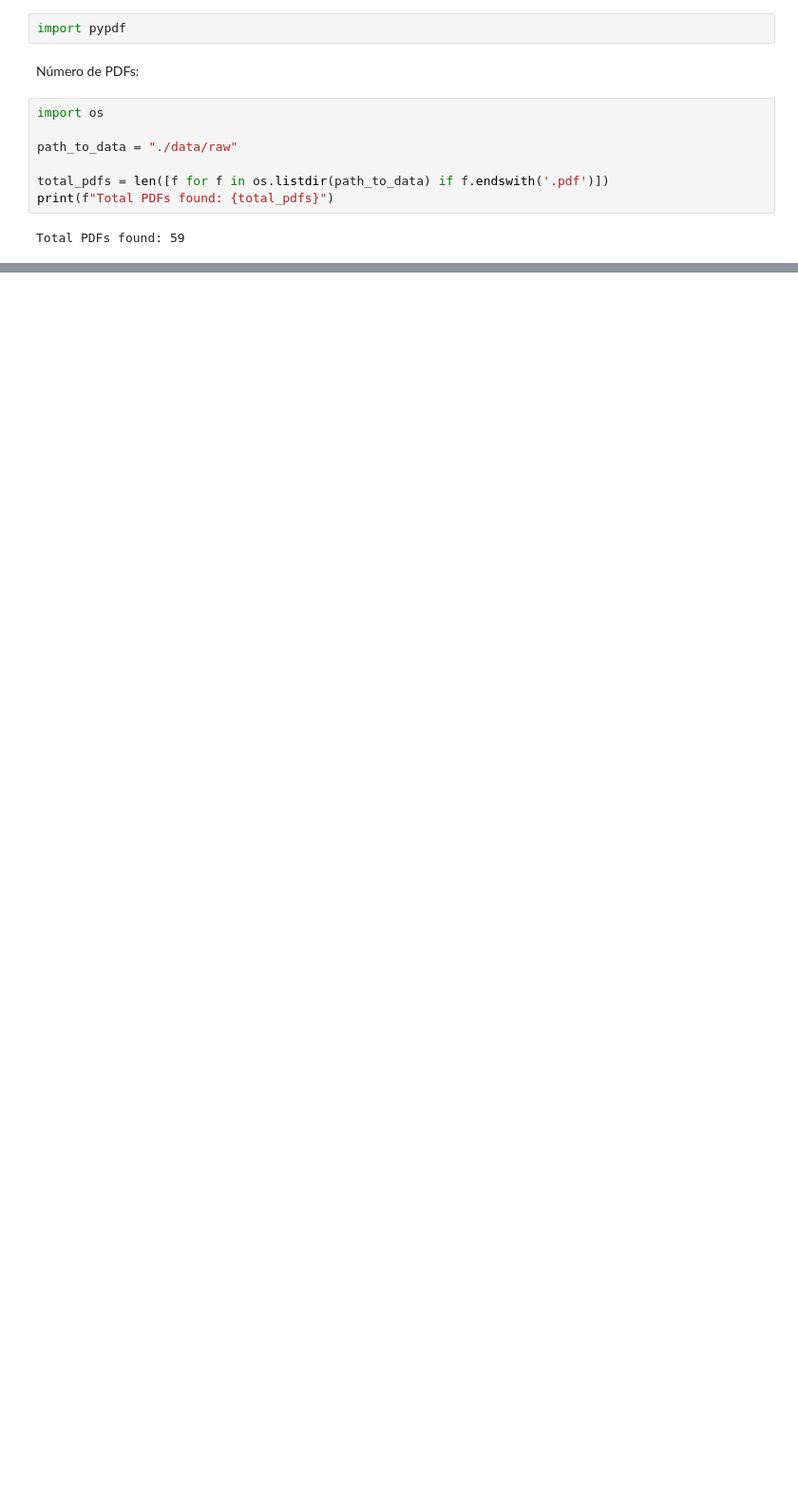
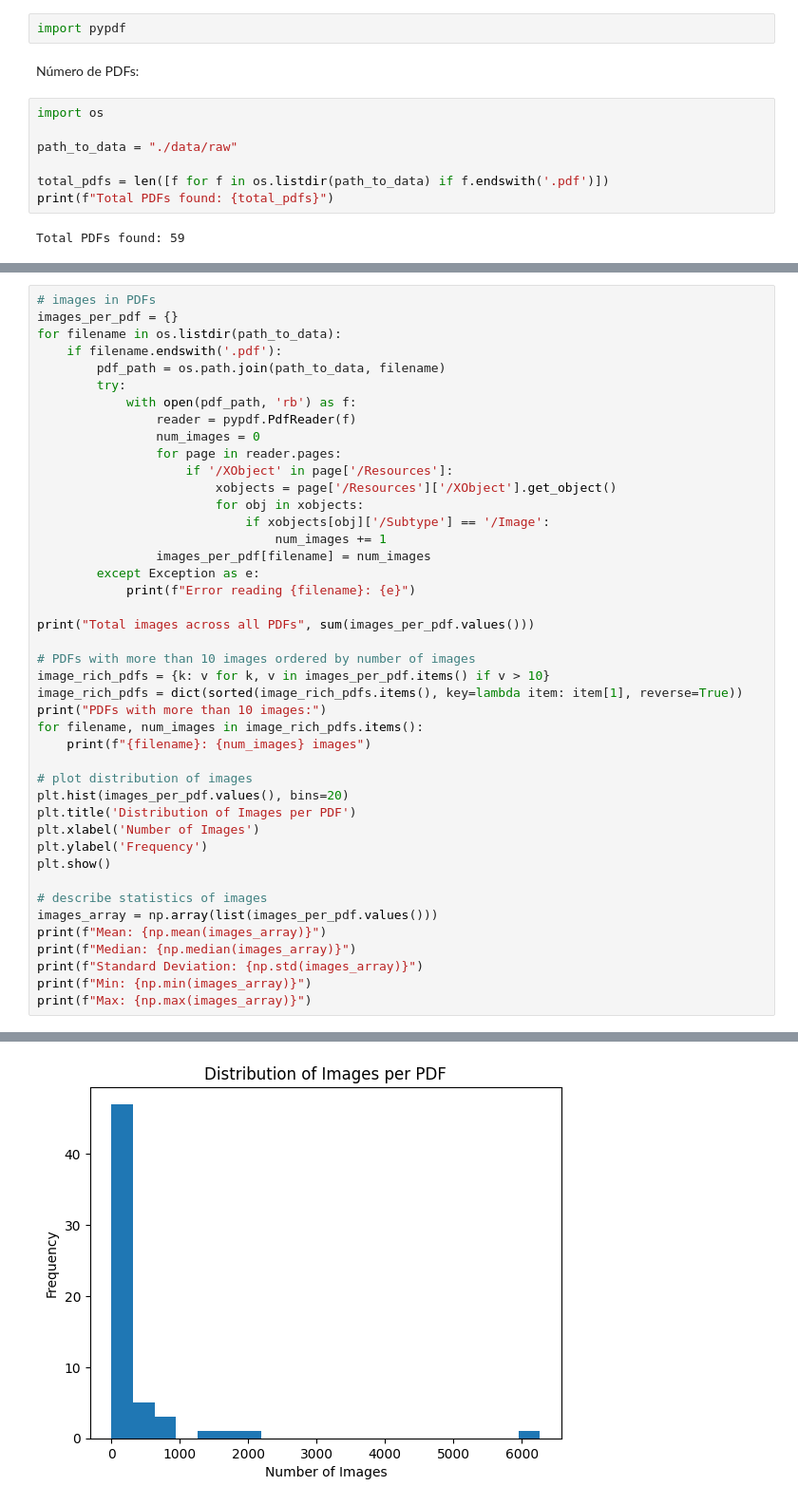
Before and after one commit to AingeruBeOr/legal-rag-comparison, a Jupyter notebook: eda.ipynb, the cells around one changed output, grey strips where cells are left out. Shown at 95% size. Cells and saved outputs as stored; diff of their text form; blank space fills up the shorter version.

```diff
--- a/eda.ipynb
+++ b/eda.ipynb
@@ -39,0 +84,44 @@ Total pages across all PDFs 22681
+# %%
+# images in PDFs
+images_per_pdf = {}
+for filename in os.listdir(path_to_data):
+    if filename.endswith('.pdf'):
+        pdf_path = os.path.join(path_to_data, filename)
+        try:
+            with open(pdf_path, 'rb') as f:
+                reader = pypdf.PdfReader(f)
+                num_images = 0
+                for page in reader.pages:
+                    if '/XObject' in page['/Resources']:
+                        xobjects = page['/Resources']['/XObject'].get_object()
+                        for obj in xobjects:
+                            if xobjects[obj]['/Subtype'] == '/Image':
+                                num_images += 1
+                images_per_pdf[filename] = num_images
+        except Exception as e:
+            print(f"Error reading {filename}: {e}")
+
+print("Total images across all PDFs", sum(images_per_pdf.values()))
+
+# PDFs with more than 10 images ordered by number of images
+image_rich_pdfs = {k: v for k, v in images_per_pdf.items() if v > 10}
+image_rich_pdfs = dict(sorted(image_rich_pdfs.items(), key=lambda item: item[1], reverse=True))
+print("PDFs with more than 10 images:")
+for filename, num_images in image_rich_pdfs.items():
+    print(f"{filename}: {num_images} images")
+
+# plot distribution of images
+plt.hist(images_per_pdf.values(), bins=20)
+plt.title('Distribution of Images per PDF')
+plt.xlabel('Number of Images')
+plt.ylabel('Frequency')
+plt.show()
+
+# describe statistics of images
+images_array = np.array(list(images_per_pdf.values()))
+print(f"Mean: {np.mean(images_array)}")
+print(f"Median: {np.median(images_array)}")
+print(f"Standard Deviation: {np.std(images_array)}")
+print(f"Min: {np.min(images_array)}")
+print(f"Max: {np.max(images_array)}")
+# %% [output]
@@ -39,0 +145 @@ Total pages across all PDFs 22681
+[figure, added]
```
Also changed, not shown: parts of 2 cells of this notebook, 1 other file.
